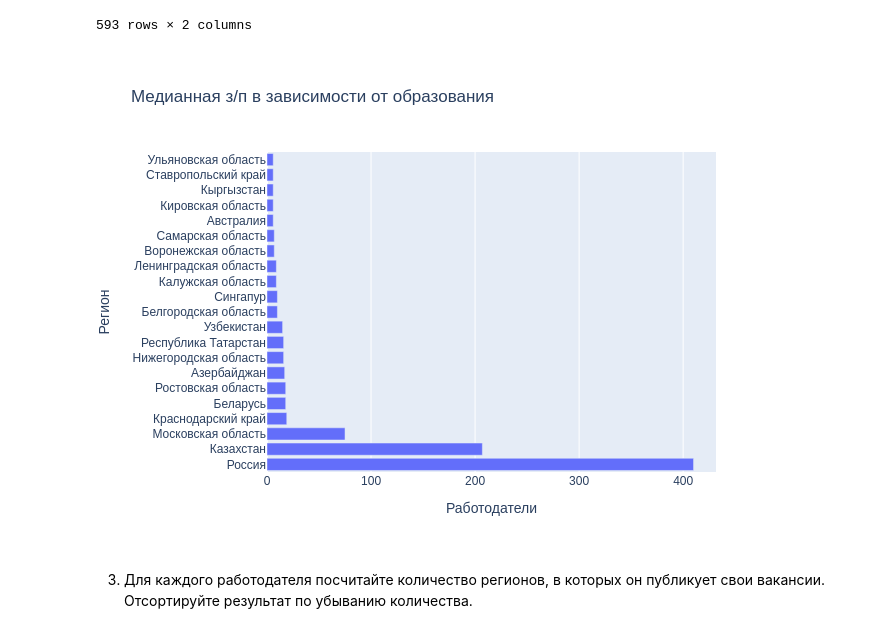
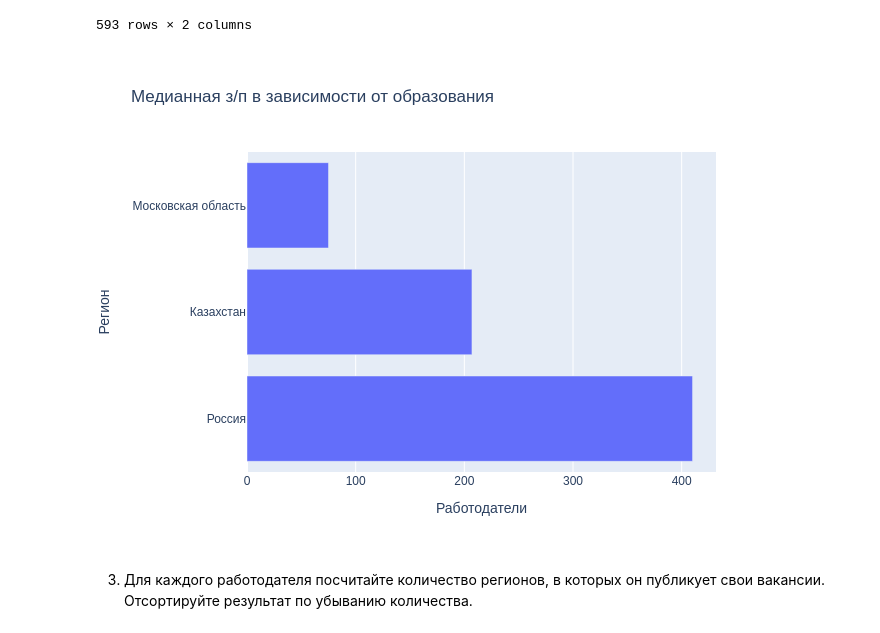
Before and after one commit to HunterV1rus/SF_DS, a Jupyter notebook: Skillfactory/Project_2/Project_2_Ноутбук_шаблон.ipynb, the cells around one changed output. Saved outputs shown, nothing was run; the diff lists cells and outputs as text; code cells hidden in the pictures.

```diff
--- a/Skillfactory/Project_2/Project_2_Ноутбук_шаблон.ipynb
+++ b/Skillfactory/Project_2/Project_2_Ноутбук_шаблон.ipynb
@@ -337,15 +392,15 @@ pandas only supports SQLAlchemy connectable (engine/connection) or database stri
 593 rows × 2 columns
 # %%
 fig = px.bar(
-    data_frame = df[df['Работодатели'] > 5],
+    data_frame = df[df['Работодатели'] > 50],
     y='Регион',
     x='Работодатели',
     title='Медианная з/п в зависимости от образования'
 )
 
 fig.show("png")
 # %% [output]
-[figure, old version]
+[figure, new version]
 # %% [markdown]
 3. Для каждого работодателя посчитайте количество регионов, в которых он публикует свои вакансии. Отсортируйте результат по убыванию количества.
 # %%
```
Also changed, not shown: parts of 40 cells of this notebook.
